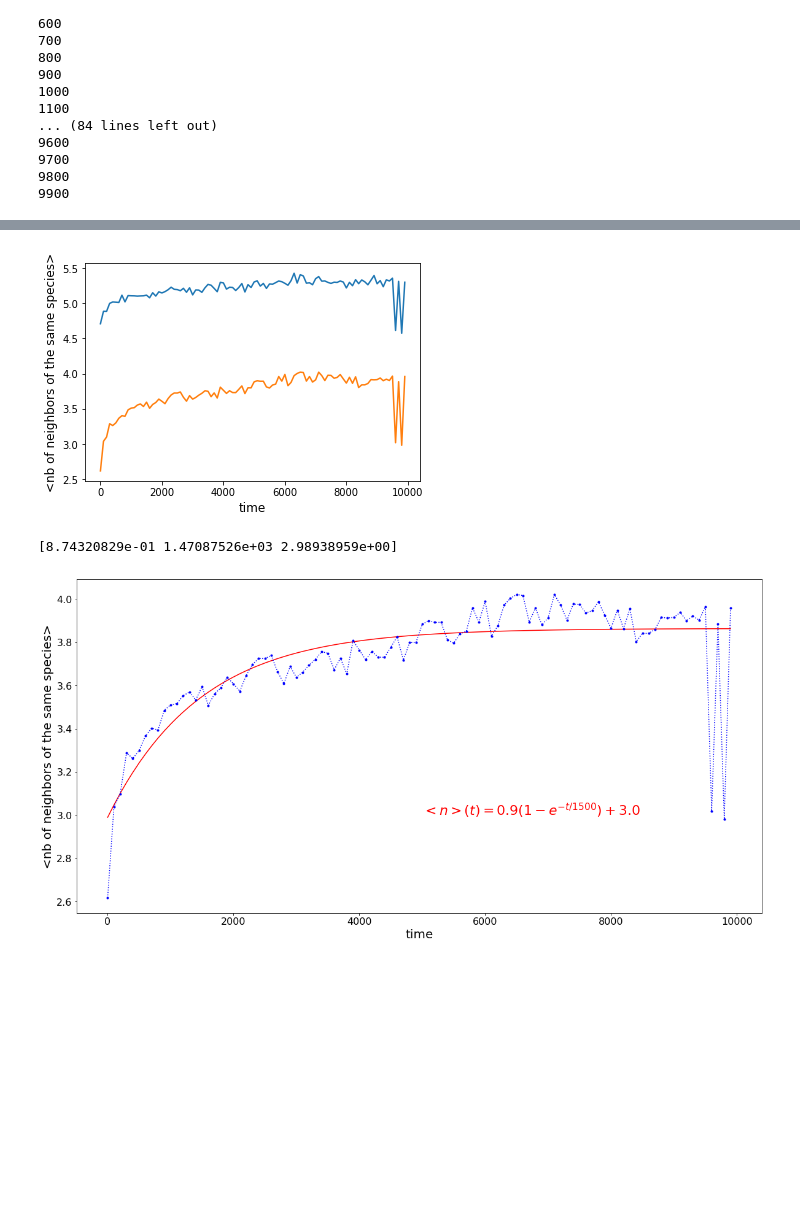
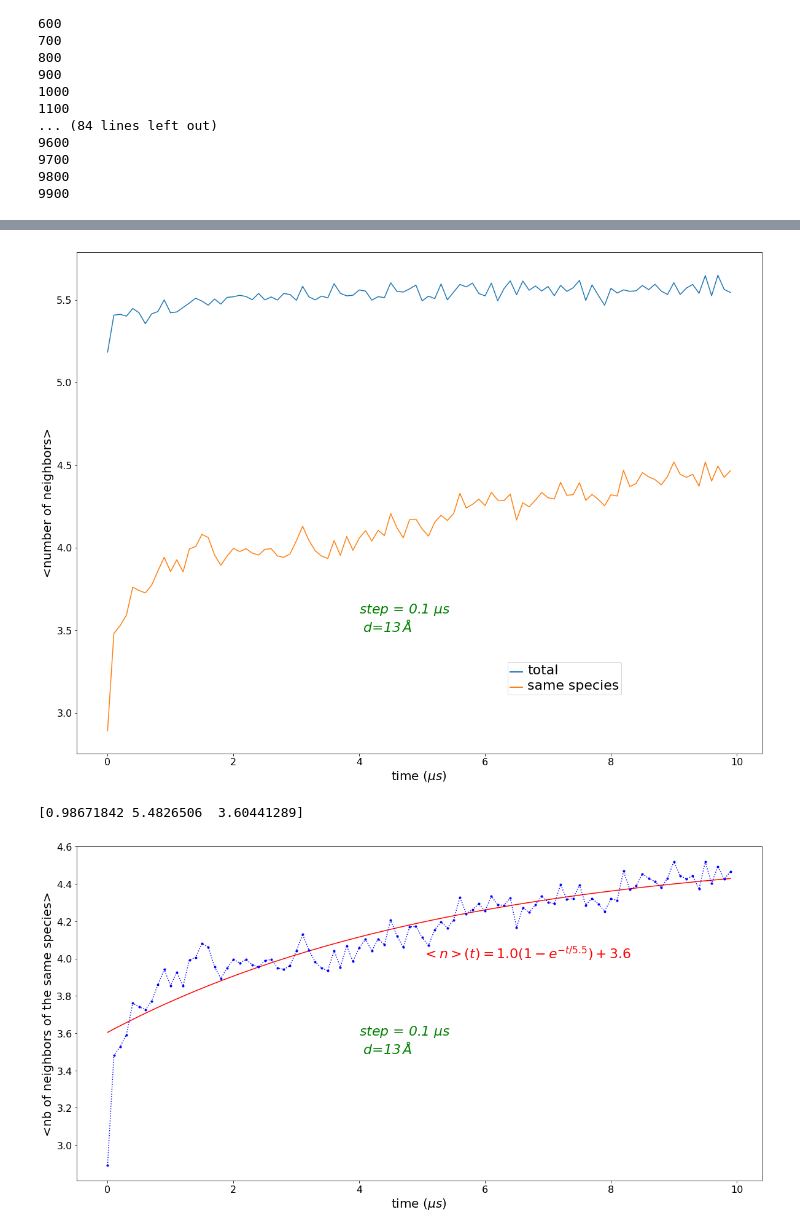
Before and after one commit to JulieCornet/scripts_analysis, a Jupyter notebook: phase_separation_quantification.ipynb, the cells around one changed output, grey strips where cells are left out. Drawn from its saved outputs; the diff is of its cells as text; code cells hidden in the pictures; blank space fills up the shorter version.

Commit message:
improvements of the plots in the differents scripts and work on the diffusionscript

```diff
--- a/phase_separation_quantification.ipynb
+++ b/phase_separation_quantification.ipynb
@@ -44,13 +54,3 @@ fxtc = 'run_DPPC_DIPC_CHOL_GM1_10_43nm_10ms_mb_fixed_t1.xtc'
-# %%
-# indicate the name of the simulation, the path of the data and the .gro and .xtc files to import
-# 20% GM1
-
-name = '_DPPC_DIPC_chol_352_20GM1'
-
-path = '/home/julie/analysis/bilayers/3-5-2/DIPC_DPPC_chol_GM1_20/'
-
-fgro = 'run_DPPC_DIPC_CHOL_GM1_20_43nm_10ms_mb_fixed_t1_ref9999ns.gro'
-fxtc = 'run_DPPC_DIPC_CHOL_GM1_20_43nm_10ms_mb_fixed_t1.xtc'
 # %%
 u = mda.Universe( path+fgro, path+fxtc)
 # %%
@@ -235,3 +237,6 @@ print(cpt_neigh_sp/len(Mc))
+# %%
+time_simu = 10 # microseconds
+nb_frames_simu = 10000
 # %%
 # compute the mean number of neighbors of the same species through time
 
@@ -244,7 +249,7 @@ neigh_sp = []
 for ts in u.trajectory:
      if (ts.frame%tmes == 0):
             print(ts.frame)
-            time.append(ts.frame)
+            time.append(ts.frame/ (nb_frames_simu/time_simu))
 
             Lf = mda.analysis.leaflet.LeafletFinder(u, 'name PO4')
             leaflet0 = Lf.groups(0)
@@ -321,13 +326,30 @@ print(neigh_sp)
 # %%
 # plot of the mean number of neighbors of the same species and the total mean number of neighbors through time
+fig, ax = plt.subplots(figsize=(20, 15))
 
-plt.plot(time,neigh_tot)
-plt.plot(time,neigh_sp)
-plt.xlabel('time ($\micro s$)',fontsize=12)
-plt.ylabel('<nb of neighbors of the same species>',fontsize=12)
+ax.plot(time,neigh_tot,label = 'total')
+ax.plot(time,neigh_sp, label = 'same species')
+
+plt.xlabel('time ($\mu s$)',fontsize=20)
+plt.ylabel('<number of neighbors>',fontsize=20)
+plt.xticks(fontsize=16)
+plt.yticks(fontsize=16)
+plt.annotate('step = %.1lf $\mu s$\n d=%d$\, \AA$' % (tmes/ (nb_frames_simu/time_simu), d ), color='g', fontsize=22, style='italic', xy=(4,3.5), xytext=(4,3.5))
+
+
+legend = ax.legend(loc='right', bbox_to_anchor=(0.8, 0.15))
+# The frame is matplotlib.patches.Rectangle instance surrounding the legend.
+frame = legend.get_frame()
+#frame.set_facecolor('0.90')
+# Set the fontsize
+for label in legend.get_texts():
+    label.set_fontsize(22)
+for label in legend.get_lines():
+    label.set_linewidth(2)  # the legend line width
+
 plt.savefig(path+'neigh_time'+name+'.pdf', format='pdf',bbox_inches='tight')
 # %% [output]
-[figure, old version]
+[figure, new version]
 # %%
 tx = np.array(time)
 ny = np.array(neigh_sp)
@@ -338,7 +360,7 @@ fig, ax = plt.subplots(figsize=(20, 10))
 def fitFunc(t,A,tau,B):
         return A*(1-np.exp(-t/tau)) + B
 
-start = [100.0,1000,2.0]
+start = [10.0,1.0,2.0]
 #param_bounds=([0,0,0],[100,100,10000])
 
 param, evol = curve_fit(fitFunc, tx, ny, p0 = start) #bounds=param_bounds
@@ -348,13 +370,14 @@ print(param)
 ax.plot(tx,fitFunc(tx, *param), 'red')
 ax.plot(tx, ny, ':b.')
 
-plt.xlabel('time $\micro s$)',fontsize=20)
+plt.xlabel('time ($\mu s$)',fontsize=20)
 plt.xticks(fontsize=16)
 plt.ylabel('<nb of neighbors of the same species>',fontsize=20)
 plt.yticks(fontsize=16)
-plt.annotate('$ <n>(t)= %.1f (1-e^{-t/ %.0f })+ %.1f $' % (param[0],round(param[1]/1000,1)*1000,param[2]), color='red', fontsize=22, style='italic',xy=(6000,4), xytext=(5000, 3.0))
+plt.annotate('$ <n>(t)= %.1f (1-e^{-t/ %.1f })+ %.1f $' % (param[0],param[1],param[2]), color='red', fontsize=22, style='italic',xy=(5,4), xytext=(5, 4))
+plt.annotate('step = %.1lf $\mu s$\n d=%d$\, \AA$' % (tmes/ (nb_frames_simu/time_simu), d ), color='g', fontsize=22, style='italic', xy=(4,3.5), xytext=(4,3.5))
 
 plt.savefig(path+'fit_neigh_time'+name+'.pdf', format='pdf',bbox_inches='tight')
 # %% [output]
-[8.74320829e-01 1.47087526e+03 2.98938959e+00]
+[0.98671842 5.4826506  3.60441289]
-[figure, old version]
+[figure, new version]
```
Also changed, not shown: parts of 12 cells of this notebook, 3 other files.
